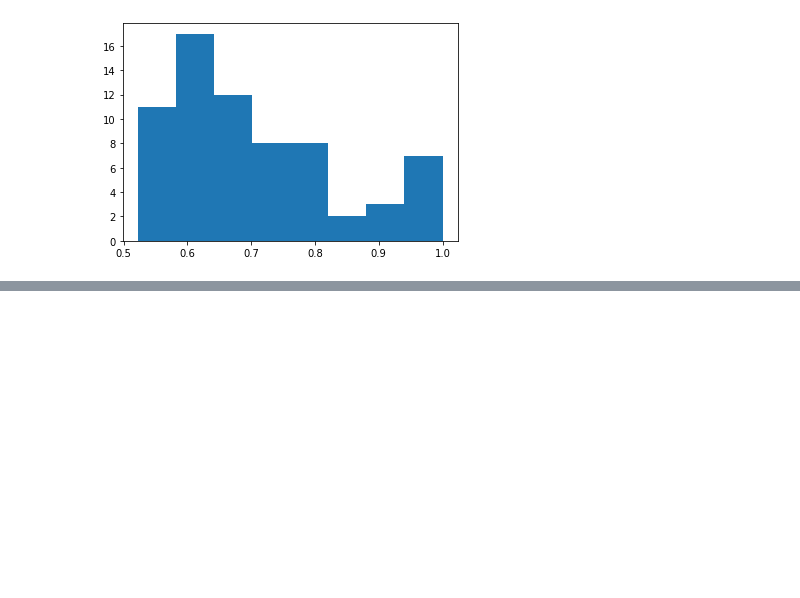
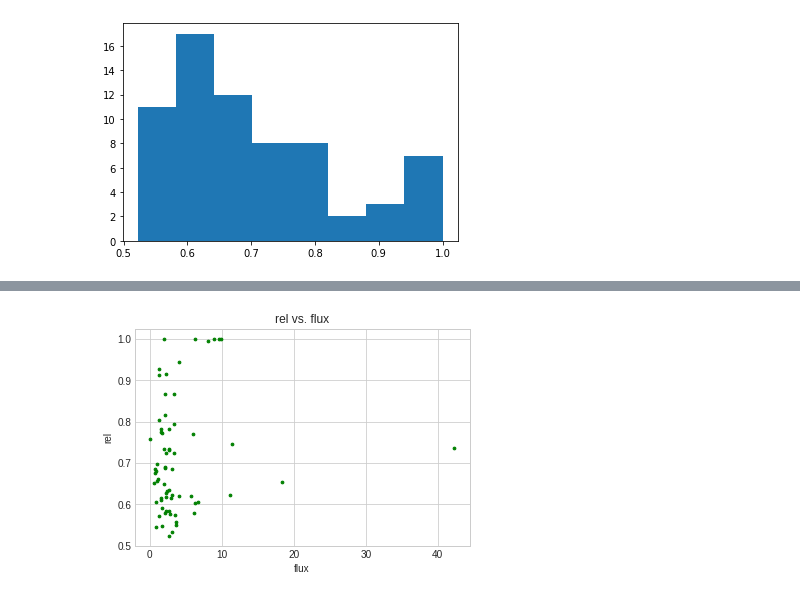
Before and after one commit to bmardu/lab-av_02, a Jupyter notebook: plots.ipynb, the cells around one changed output, grey strips where cells are left out. Saved outputs shown, nothing was run; the diff lists cells and outputs as text; code cells hidden in the pictures; blank space fills up the shorter version.

```diff
--- a/plots.ipynb
+++ b/plots.ipynb
@@ -19,0 +71,21 @@ plt.show()
+# %%
+#Reliability vs. flux
+rel = pd.DataFrame(t_sofia, columns= ['rel'])
+flux = pd.DataFrame(t_sofia, columns=["flux"])
+
+#plot
+plt.scatter(flux, rel,
+            color= "green",
+            marker= ".",
+            s=30)
+
+#plt.xlim(0, 7)
+
+plt.xlabel('flux')
+plt.ylabel('rel')
+
+plt.title('rel vs. flux')
+
+plt.show()
+# %% [output]
+[figure, added]
```
Also changed, not shown: parts of 6 cells of this notebook, 2 other files.
